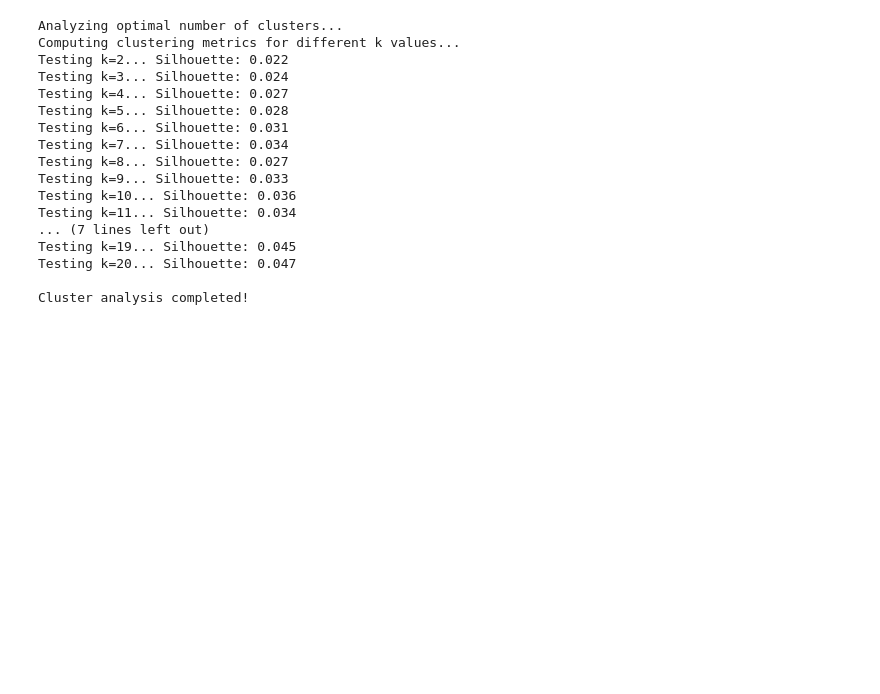
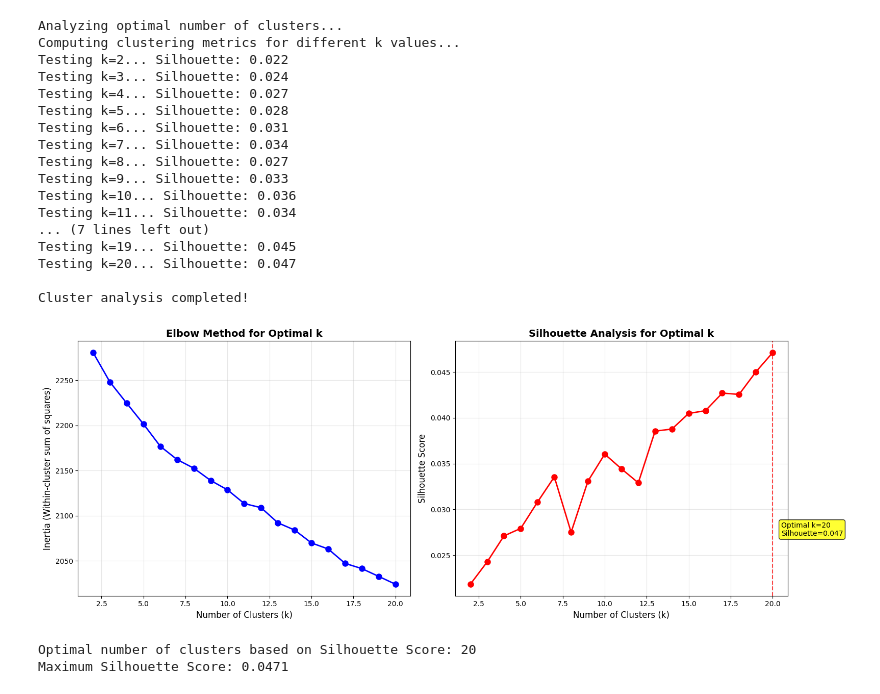
Before and after one commit to Forge25/MedArchive-Solutions-Classification-System, a Jupyter notebook: notebooks/3_clustering_analysis.ipynb, the cells around one changed output. Cells and saved outputs as stored; diff of their text form; code cells hidden in the pictures; blank space fills up the shorter version.

Commit message:
Plot elbow curve and silhouette analysis

```diff
--- a/notebooks/3_clustering_analysis.ipynb
+++ b/notebooks/3_clustering_analysis.ipynb
@@ -94,3 +94,38 @@ Testing k=19... Silhouette: 0.045
 Testing k=20... Silhouette: 0.047
 
 Cluster analysis completed!
+# %%
+# Plot elbow curve and silhouette analysis
+fig, (ax1, ax2) = plt.subplots(1, 2, figsize=(16, 6))
+
+# Elbow method
+ax1.plot(k_range, inertias, 'bo-', linewidth=2, markersize=8)
+ax1.set_xlabel('Number of Clusters (k)', fontsize=12)
+ax1.set_ylabel('Inertia (Within-cluster sum of squares)', fontsize=12)
+ax1.set_title('Elbow Method for Optimal k', fontsize=14, fontweight='bold')
+ax1.grid(True, alpha=0.3)
+
+# Silhouette analysis
+ax2.plot(k_range, silhouette_scores, 'ro-', linewidth=2, markersize=8)
+ax2.set_xlabel('Number of Clusters (k)', fontsize=12)
+ax2.set_ylabel('Silhouette Score', fontsize=12)
+ax2.set_title('Silhouette Analysis for Optimal k', fontsize=14, fontweight='bold')
+ax2.grid(True, alpha=0.3)
+
+# Highlight optimal k based on silhouette score
+optimal_k_silhouette = k_range[np.argmax(silhouette_scores)]
+max_silhouette = max(silhouette_scores)
+ax2.axvline(x=optimal_k_silhouette, color='red', linestyle='--', alpha=0.7)
+ax2.text(optimal_k_silhouette + 0.5, max_silhouette - 0.02,
+         f'Optimal k={optimal_k_silhouette}\nSilhouette={max_silhouette:.3f}',
+         bbox=dict(boxstyle='round', facecolor='yellow', alpha=0.8))
+
+plt.tight_layout()
+plt.show()
+
+print(f"Optimal number of clusters based on Silhouette Score: {optimal_k_silhouette}")
+print(f"Maximum Silhouette Score: {max_silhouette:.4f}")
+# %% [output]
+[figure, added]
+Optimal number of clusters based on Silhouette Score: 20
+Maximum Silhouette Score: 0.0471
```
